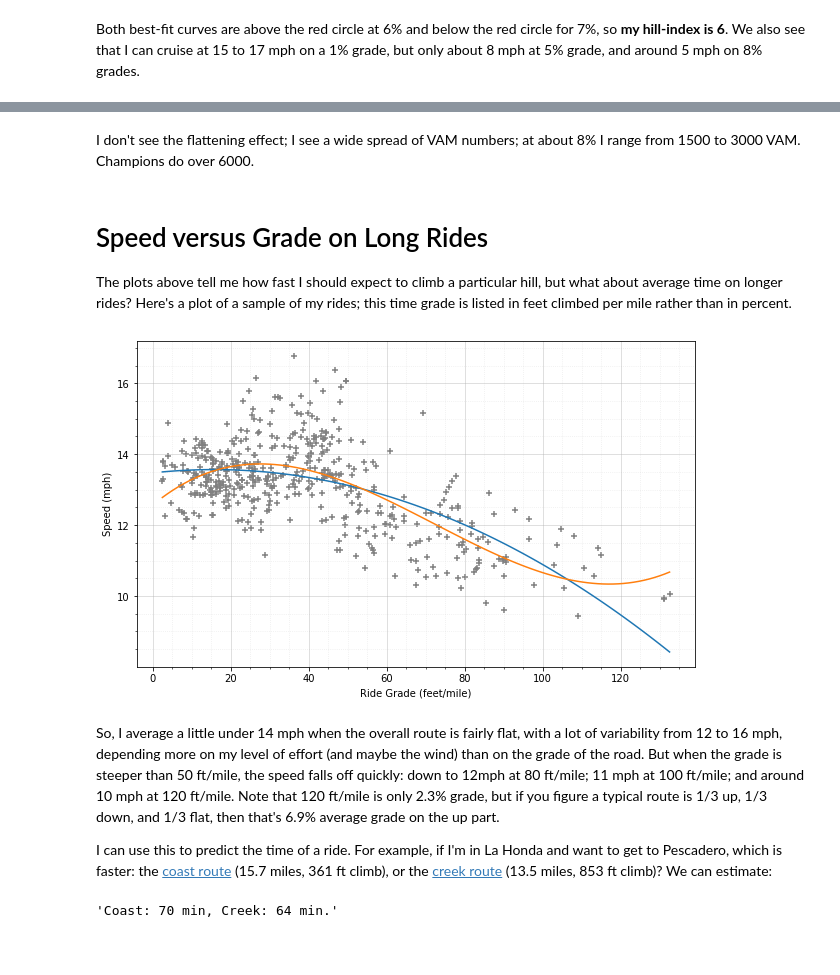
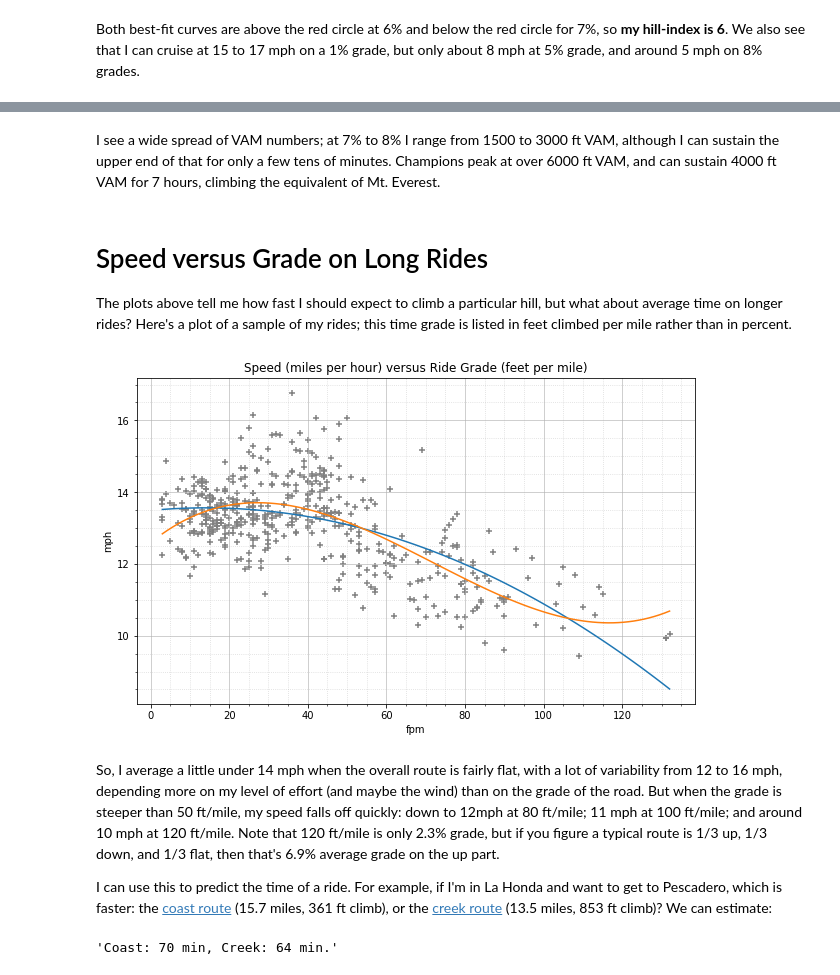
Before and after one commit to norvig/pytudes, a Jupyter notebook: ipynb/Bike Speed versus Grade.ipynb, the cells around one changed output, grey strips where cells are left out. Drawn from its saved outputs; the diff is of its cells as text; code cells hidden in the pictures; blank space fills up the shorter version.

```diff
--- a/ipynb/Bike Speed versus Grade.ipynb
+++ b/ipynb/Bike Speed versus Grade.ipynb
@@ -129,15 +128,15 @@ show(pct2, feet2 / hours2, ylabel='VAM (vertical feet per hour)')
 # %% [markdown]
-I don't see the flattening effect; I see a wide spread of VAM numbers; at about 8% I range from 1500 to 3000 VAM. Champions do over  6000.
+I see a wide spread of VAM numbers; at 7% to 8% I range from 1500 to 3000 ft VAM, although I can sustain the upper end of that for only a few tens of minutes.  Champions peak at over 6000 ft VAM, and can sustain 4000 ft VAM for 7 hours, climbing the equivalent of Mt. Everest.
 # %% [markdown]
  # Speed versus Grade on Long Rides
 
 The plots above tell me how fast I should expect to climb a particular hill, but what about average time on longer rides? Here's a plot of a sample of my rides; this time grade is listed in feet climbed per mile rather than in percent.
 # %%
-show(X=feet/miles, Y=miles/hours, xlabel='Ride Grade (feet/mile)')
+show('fpm', 'mph', rides, 'Speed (miles per hour) versus Ride Grade (feet per mile)')
 # %% [output]
-[figure, old version]
+[figure, new version]
 # %% [markdown]
-So, I average a little under 14 mph when the overall route is fairly flat, with a lot of variability from 12 to 16 mph, depending more on my level of effort (and maybe the wind) than on the grade of the road. But when the grade is steeper than 50 ft/mile, the speed falls off quickly: down to 12mph at 80 ft/mile;  11 mph at 100 ft/mile; and around 10 mph at 120 ft/mile. Note that 120 ft/mile is only 2.3% grade, but if you figure a typical route is 1/3 up, 1/3 down, and 1/3 flat, then that's 6.9% average grade on the up part.
+So, I average a little under 14 mph when the overall route is fairly flat, with a lot of variability from 12 to 16 mph, depending more on my level of effort (and maybe the wind) than on the grade of the road. But when the grade is steeper than 50 ft/mile, my speed falls off quickly: down to 12mph at 80 ft/mile;  11 mph at 100 ft/mile; and around 10 mph at 120 ft/mile. Note that 120 ft/mile is only 2.3% grade, but if you figure a typical route is 1/3 up, 1/3 down, and 1/3 flat, then that's 6.9% average grade on the up part.
 
 I can use this to predict the time of a ride.  For example, if I'm in  La Honda and want to get to Pescadero, which is faster: the [coast route](https://www.google.com/maps/dir/La+Honda,+California/Pescadero,+California/@37.2905834,-122.3896683,12z/data=!4m19!4m18!1m10!1m1!1s0x808faed4dc6265bd:0x51a109d3306a7219!2m2!1d-122.274227!2d37.3190255!3m4!1m2!1d-122.4039496!2d37.3116594!3s0x808f062b7d7585e7:0x942480c22f110b74!1m5!1m1!1s0x808f00b4b613c4c1:0x43c609077878b77!2m2!1d-122.3830152!2d37.2551636!3e1) (15.7 miles, 361 ft climb), or the  [creek route](https://www.google.com/maps/dir/La+Honda,+California/Pescadero,+California/@37.2905834,-122.3896683,12z/data=!4m19!4m18!1m10!1m1!1s0x808faed4dc6265bd:0x51a109d3306a7219!2m2!1d-122.274227!2d37.3190255!3m4!1m2!1d-122.3658887!2d37.2538867!3s0x808f00acf265bd43:0xb7e2a0c9ee355c3a!1m5!1m1!1s0x808f00b4b613c4c1:0x43c609077878b77!2m2!1d-122.3830152!2d37.2551636!3e1) (13.5 miles, 853 ft climb)? We can estimate:
 # %%
```
Also changed, not shown: parts of 30 cells of this notebook, 4 other files.
